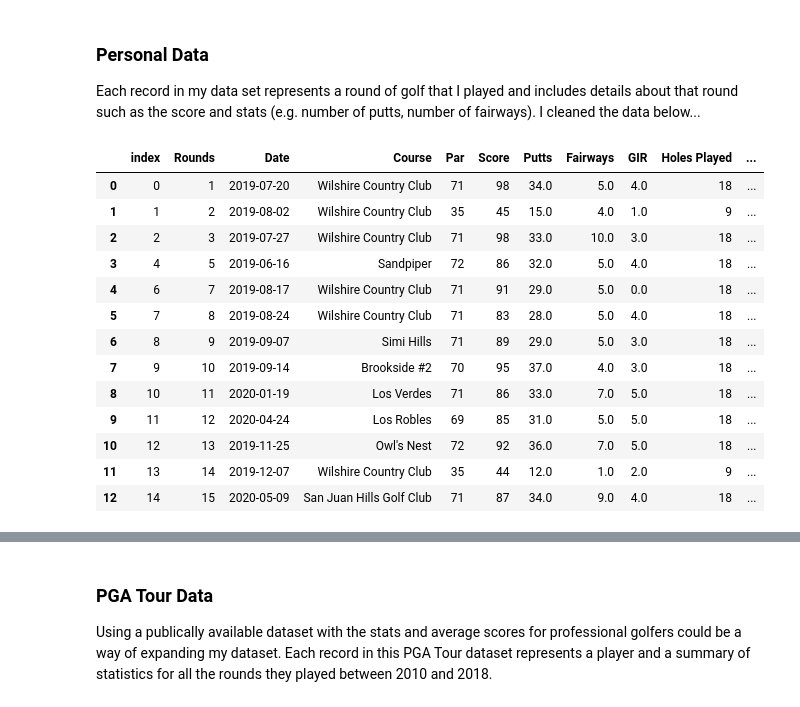
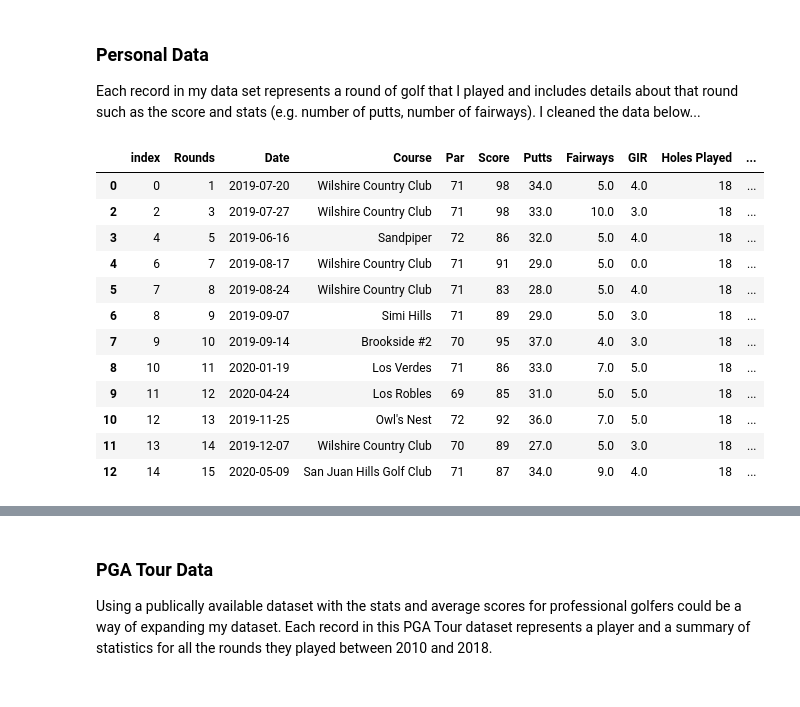
Before and after one commit to mvrahas/predict-golf-score, a Jupyter notebook: Golf-Game-Improvement-EDA.ipynb, the cells around one changed output, grey strips where cells are left out. Drawn from its saved outputs; the diff is of its cells as text; code cells hidden in the pictures.

```diff
--- a/Golf-Game-Improvement-EDA.ipynb
+++ b/Golf-Game-Improvement-EDA.ipynb
@@ -45,34 +45,41 @@ round_data['Date'] = pd.to_datetime(round_data['Date'])
 hole_data = pd.read_csv('./data/holes.csv')
 hole_data['GIR'] = hole_data['GIR'].map({'checked': '1'})
 hole_data['GIR'] = hole_data['GIR'].astype('float64')
 hole_data['Sand'] = hole_data['Sand'].map({'Y': '1', 'N': '0'})
 hole_data['Sand'] = hole_data['Sand'].astype('float64')
 hole_data['Scrambling'] = hole_data['Scrambling'].map({'Y': '1', 'N': '0'})
 hole_data['Scrambling'] = hole_data['Scrambling'].astype('float64')
 hole_data['Fairways'] = hole_data['Fairways'].map({'Y': '1', 'N': '0'})
 hole_data['Fairways'] = hole_data['Fairways'].astype('float64')
 
 # Create Scores Summary Table
 scores_summary = hole_data.groupby(['Rounds'])[['Par', 'Score', 'Putts', 'Fairways', 'GIR']].sum()
 holes_played = hole_data['Rounds'].value_counts()
 relative_score = scores_summary.Score - scores_summary.Par
 relative_score.sort_index(inplace = True)
 relative_score.index = holes_played.index - 1
 holes_played.sort_index(inplace = True)
 holes_played.index = holes_played.index - 1
 scores_summary = round_data.merge(scores_summary, on='Rounds')
 scores_summary['Holes Played'] = holes_played
 scores_summary['Relative Score'] = relative_score
 
 #Remove records without stats tracked
 scores_summary.drop([3,5], inplace=True)
 scores_summary.reset_index(inplace=True)
 
+#Combine 9 hole scores
+s1 = scores_summary.iloc[1,4:]
+s2 = scores_summary.iloc[11,4:]
+s2a = scores_summary.iloc[11,:4]
+s = s1 + s2
+scores_summary.iloc[11] = s2a.append(s)
+scores_summary.drop([1], inplace=True)
+
 scores_summary
 # %% [output]
 |  | index | Rounds | Date | Course | Par | Score | Putts | Fairways | GIR | Holes Played | ... |
 | 0 | 0 | 1 | 2019-07-20 | Wilshire Country Club | 71 | 98 | 34.0 | 5.0 | 4.0 | 18 | ... |
-| 1 | 1 | 2 | 2019-08-02 | Wilshire Country Club | 35 | 45 | 15.0 | 4.0 | 1.0 | 9 | ... |
 | 2 | 2 | 3 | 2019-07-27 | Wilshire Country Club | 71 | 98 | 33.0 | 10.0 | 3.0 | 18 | ... |
 | 3 | 4 | 5 | 2019-06-16 | Sandpiper | 72 | 86 | 32.0 | 5.0 | 4.0 | 18 | ... |
 | 4 | 6 | 7 | 2019-08-17 | Wilshire Country Club | 71 | 91 | 29.0 | 5.0 | 0.0 | 18 | ... |
@@ -82,7 +89,7 @@ scores_summary
 | 8 | 10 | 11 | 2020-01-19 | Los Verdes | 71 | 86 | 33.0 | 7.0 | 5.0 | 18 | ... |
 | 9 | 11 | 12 | 2020-04-24 | Los Robles | 69 | 85 | 31.0 | 5.0 | 5.0 | 18 | ... |
 | 10 | 12 | 13 | 2019-11-25 | Owl's Nest | 72 | 92 | 36.0 | 7.0 | 5.0 | 18 | ... |
-| 11 | 13 | 14 | 2019-12-07 | Wilshire Country Club | 35 | 44 | 12.0 | 1.0 | 2.0 | 9 | ... |
+| 11 | 13 | 14 | 2019-12-07 | Wilshire Country Club | 70 | 89 | 27.0 | 5.0 | 3.0 | 18 | ... |
 | 12 | 14 | 15 | 2020-05-09 | San Juan Hills Golf Club | 71 | 87 | 34.0 | 9.0 | 4.0 | 18 | ... |
 # %%
 # Scores plotted over time
```
Also changed, not shown: parts of 5 cells of this notebook.
